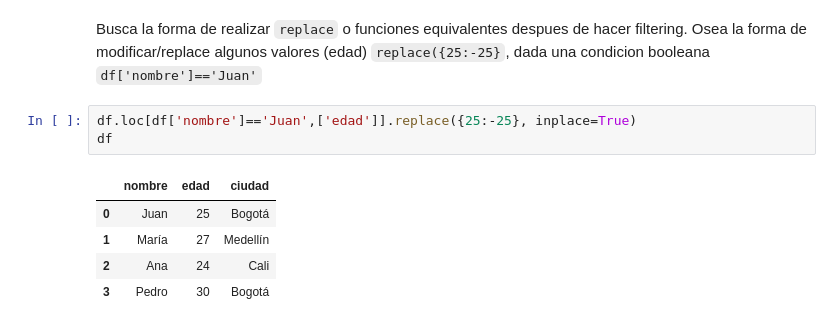
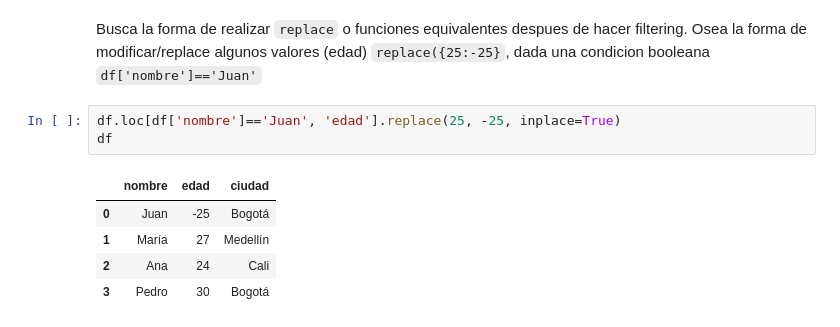
Before and after one commit to sonder-art/fdd_p24, a Jupyter notebook: tareas/0838_jum/pandas/04_pandas_analisis_simple.ipynb, the cells around one changed output. Cells and saved outputs as stored; diff of their text form.

```diff
--- a/tareas/0838_jum/pandas/04_pandas_analisis_simple.ipynb
+++ b/tareas/0838_jum/pandas/04_pandas_analisis_simple.ipynb
@@ -632,11 +632,11 @@ df
 # %% [markdown]
 Busca la forma de realizar `replace` o funciones equivalentes despues de hacer filtering. Osea la forma de modificar/replace algunos valores (edad) `replace({25:-25}`, dada una condicion booleana `df['nombre']=='Juan'`
 # %%
-df.loc[df['nombre']=='Juan',['edad']].replace({25:-25}, inplace=True)
+df.loc[df['nombre']=='Juan', 'edad'].replace(25, -25, inplace=True)
 df
 # %% [output]
 |  | nombre | edad | ciudad |
-| 0 | Juan | 25 | Bogotá |
+| 0 | Juan | -25 | Bogotá |
 | 1 | María | 27 | Medellín |
 | 2 | Ana | 24 | Cali |
 | 3 | Pedro | 30 | Bogotá |
```
